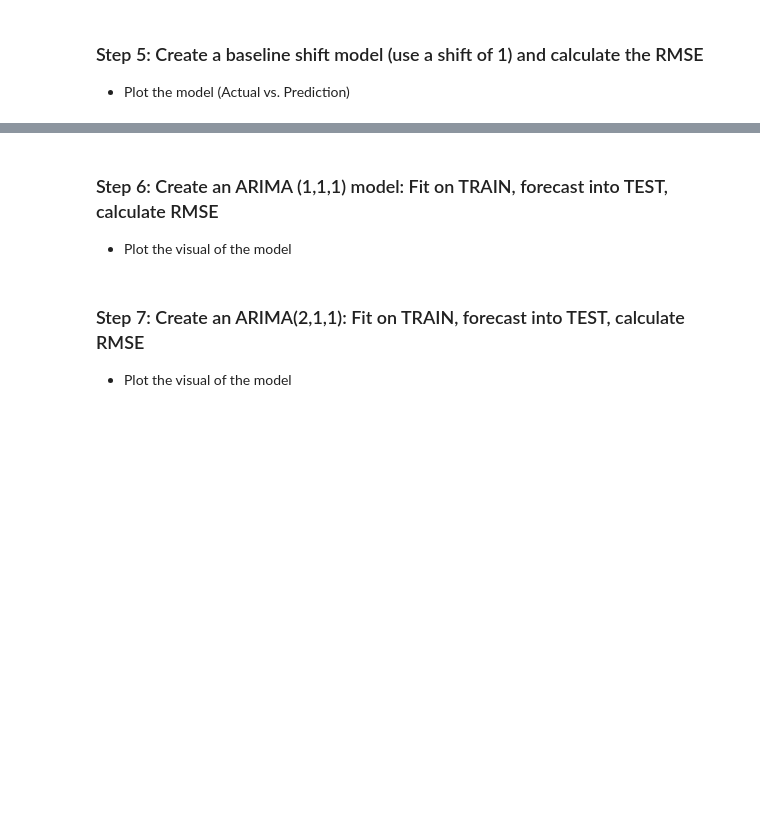
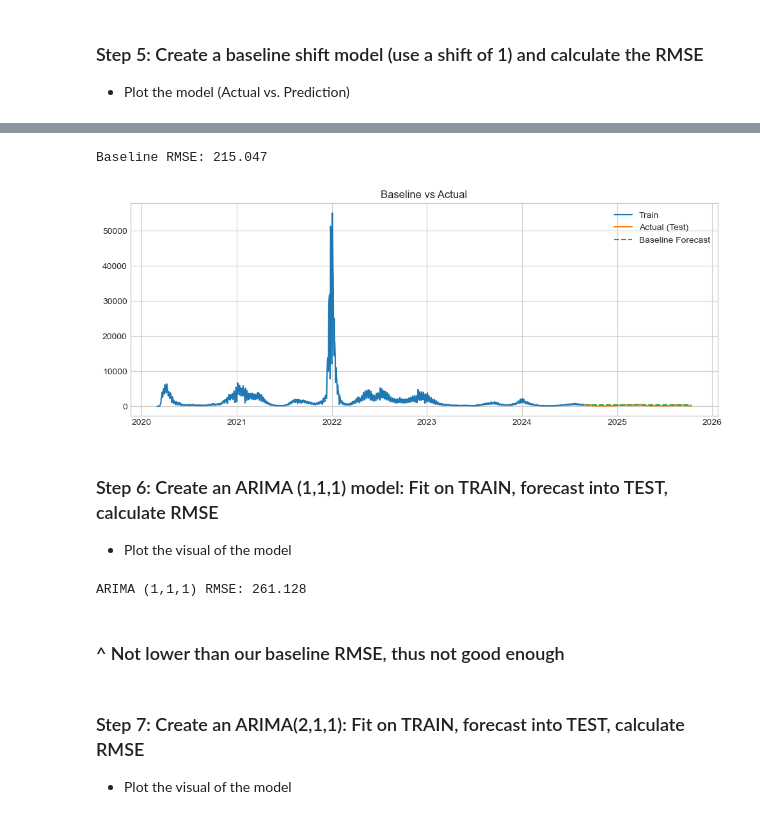
Before and after one commit to ro-the-creator/DA2025_Lectures, a Jupyter notebook: Mod6/CodeAssignments/Mod6L19_CodeAssignment_STUDENT.ipynb, the cells around one changed output, grey strips where cells are left out. Drawn from its saved outputs; the diff is of its cells as text; code cells hidden in the pictures; blank space fills up the shorter version.

```diff
--- a/Mod6/CodeAssignments/Mod6L19_CodeAssignment_STUDENT.ipynb
+++ b/Mod6/CodeAssignments/Mod6L19_CodeAssignment_STUDENT.ipynb
@@ -41,7 +41,7 @@ pd.set_option("display.float_format", lambda x: f"{x:,.3f}")
 # %% [markdown]
 ### Step 1:  Load CSV, Keep Needed Columns, Change time column to a datetime object
 # %%
-DATA_PATH = None
+DATA_PATH = '/Users/Marcy_Student/Desktop/Marcy-Modules/marcy-git/DA2025_Lectures/Mod6/data/covid_copy.csv'
 
 df = pd.read_csv(DATA_PATH)
 
@@ -65,7 +72,7 @@ s = pd.to_numeric(s.astype(str).str.replace(",", ""))
 
 s = s.astype("float64")
 #Do a linear interpolation on the series
-s = None
+s = s.interpolate(method='linear')
 
 print("Range:", s.index.min().date(), "→", s.index.max().date(), "| Length:", len(s))
 s.head()
@@ -107,16 +150,20 @@ print("\nIf p < 0.05, using d=1 in ARIMA is reasonable.")
 # %%
-baseline_pred = None
-rmse_baseline = None
+baseline_pred_value = train.iloc[-1]
+baseline_pred = pd.Series(baseline_pred_value, index=test.index)
+rmse_baseline = np.sqrt(mean_squared_error(test, baseline_pred))
 print(f"Baseline RMSE: {rmse_baseline:,.3f}")
 
 plt.figure(figsize=(10,4))
 plt.plot(train, label="Train")
 plt.plot(test, label="Actual (Test)", color="#ff7f0e")
 plt.plot(baseline_pred, label="Baseline Forecast", color="#2ca02c", linestyle="--")
 plt.title("Baseline vs Actual")
 plt.legend()
 plt.tight_layout()
 plt.show()
+# %% [output]
+Baseline RMSE: 215.047
+[figure, added]
 # %% [markdown]
 ### Step 6:  Create an ARIMA (1,1,1) model:  Fit on TRAIN, forecast into TEST, calculate RMSE
 - Plot the visual of the model
@@ -125,3 +170,17 @@ None
+# %%
+# Our model
+model = ARIMA(train, order=(1,1,1)).fit()
+
+# Forecasting
+ARIMA_pred = model.forecast(len(test))
+
+# Calculating error
+model_RMSE = np.sqrt(mean_squared_error(test, ARIMA_pred))
+print(f"ARIMA (1,1,1) RMSE: {model_RMSE:,.3f}")
+# %% [output]
+ARIMA (1,1,1) RMSE: 261.128
+# %% [markdown]
+### ^ Not lower than our baseline RMSE, thus not good enough
 # %% [markdown]
 ### Step 7:  Create an ARIMA(2,1,1):  Fit on TRAIN, forecast into TEST, calculate RMSE
 - Plot the visual of the model
```
Also changed, not shown: parts of 11 cells of this notebook.
